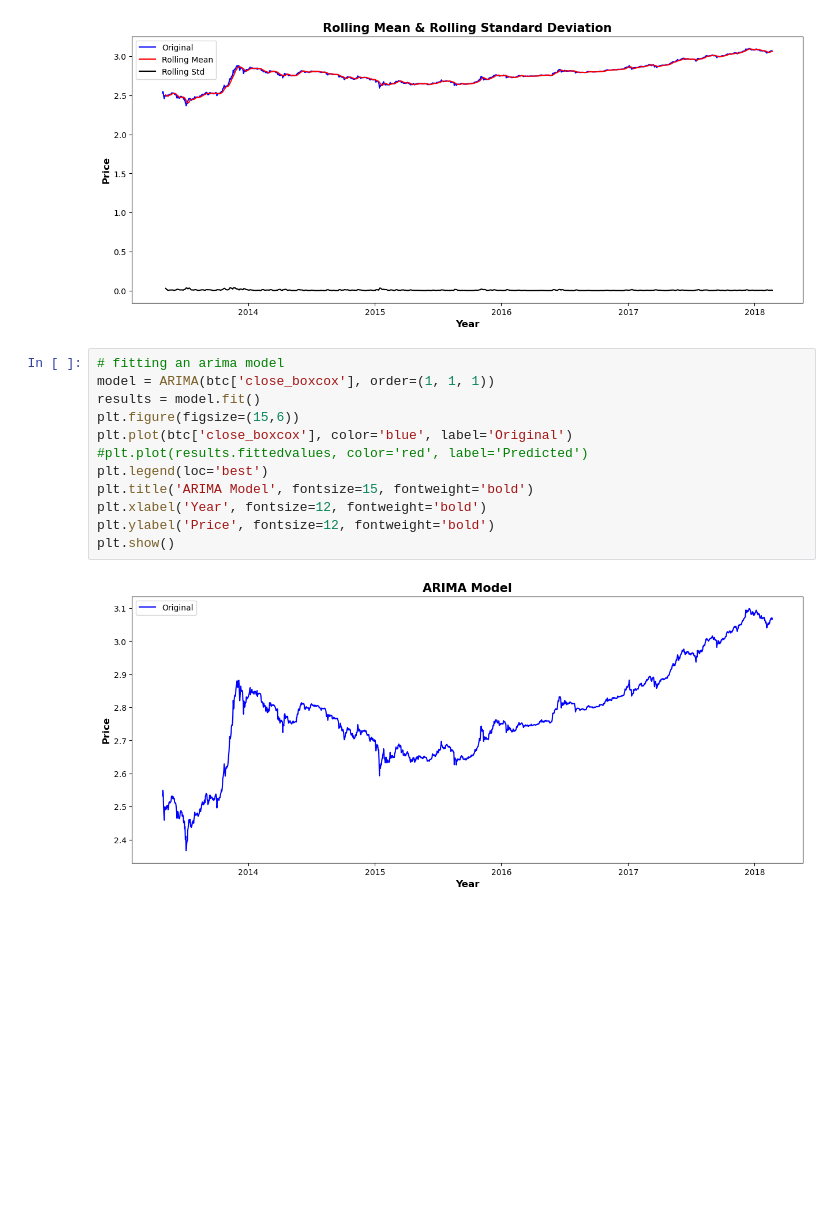
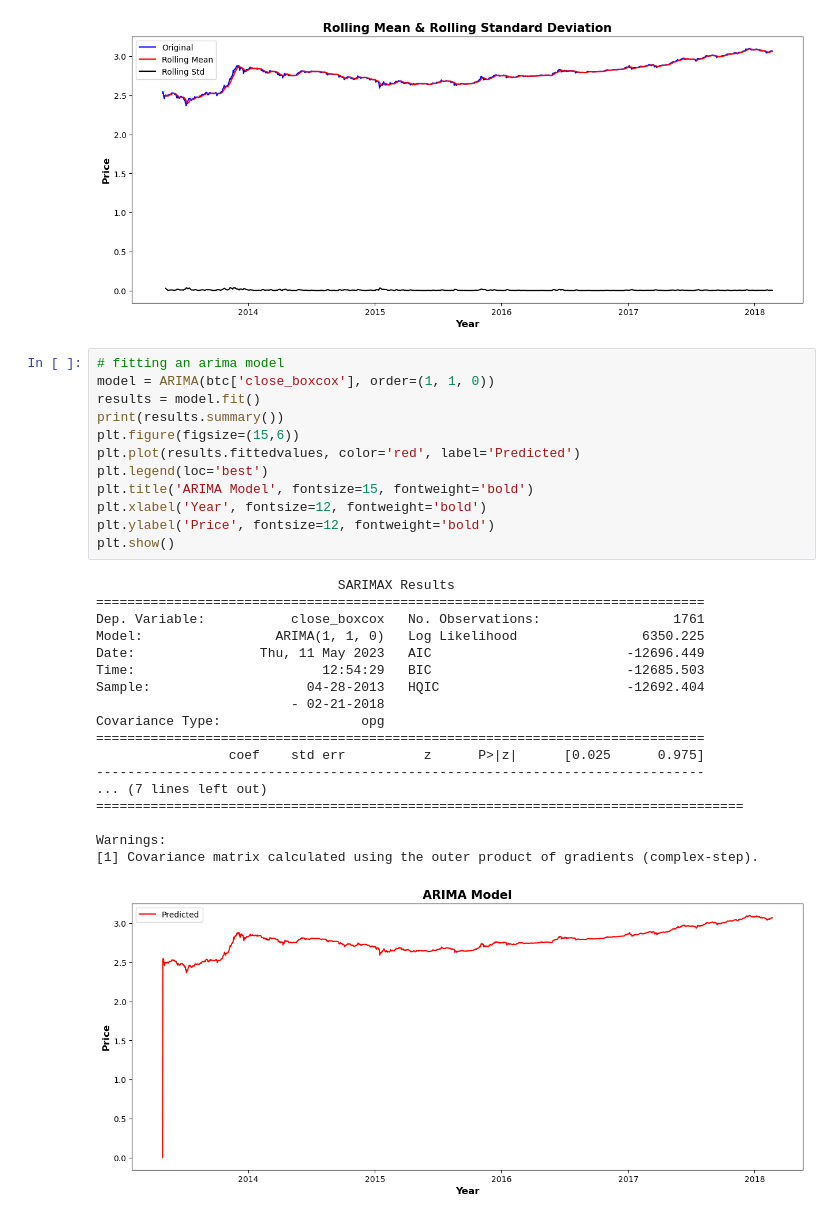
Before and after one commit to alliajagbe/crypto-prediction, a Jupyter notebook: crypto.ipynb, the cells around one changed output. Saved outputs shown, nothing was run; the diff lists cells and outputs as text; blank space fills up the shorter version.

Commit message:
arima summary

```diff
--- a/crypto.ipynb
+++ b/crypto.ipynb
@@ -132,15 +132,32 @@ plt.show()
 [figure]
 # %%
 # fitting an arima model
-model = ARIMA(btc['close_boxcox'], order=(1, 1, 1))
+model = ARIMA(btc['close_boxcox'], order=(1, 1, 0))
 results = model.fit()
+print(results.summary())
 plt.figure(figsize=(15,6))
-plt.plot(btc['close_boxcox'], color='blue', label='Original')
-#plt.plot(results.fittedvalues, color='red', label='Predicted')
+plt.plot(results.fittedvalues, color='red', label='Predicted')
 plt.legend(loc='best')
 plt.title('ARIMA Model', fontsize=15, fontweight='bold')
 plt.xlabel('Year', fontsize=12, fontweight='bold')
 plt.ylabel('Price', fontsize=12, fontweight='bold')
 plt.show()
 # %% [output]
+                               SARIMAX Results
+==============================================================================
+Dep. Variable:           close_boxcox   No. Observations:                 1761
+Model:                 ARIMA(1, 1, 0)   Log Likelihood                6350.225
+Date:                Thu, 11 May 2023   AIC                         -12696.449
+Time:                        12:54:29   BIC                         -12685.503
+Sample:                    04-28-2013   HQIC                        -12692.404
+                         - 02-21-2018
+Covariance Type:                  opg
+==============================================================================
+                 coef    std err          z      P>|z|      [0.025      0.975]
+------------------------------------------------------------------------------
+... (7 lines left out)
+===================================================================================
+
+Warnings:
+[1] Covariance matrix calculated using the outer product of gradients (complex-step).
-[figure, old version]
+[figure, new version]
```
